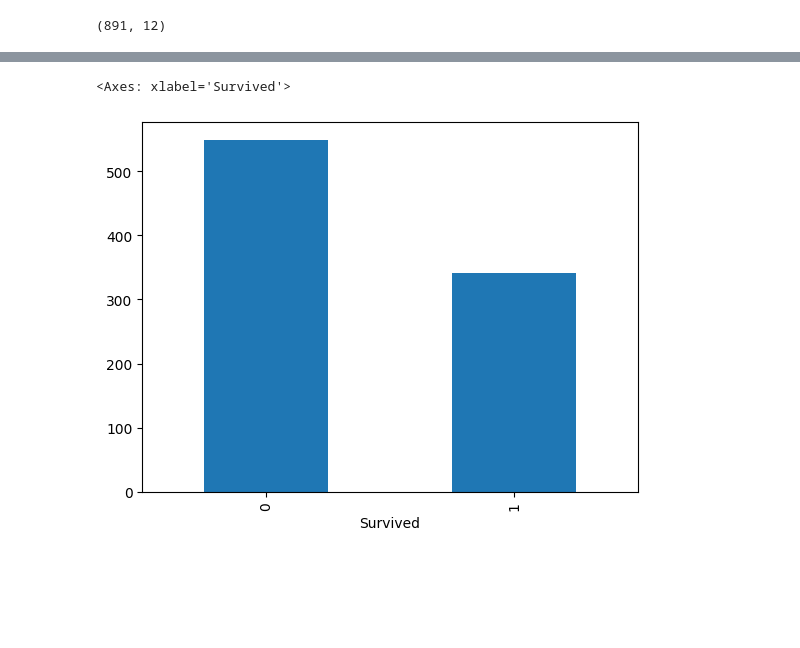
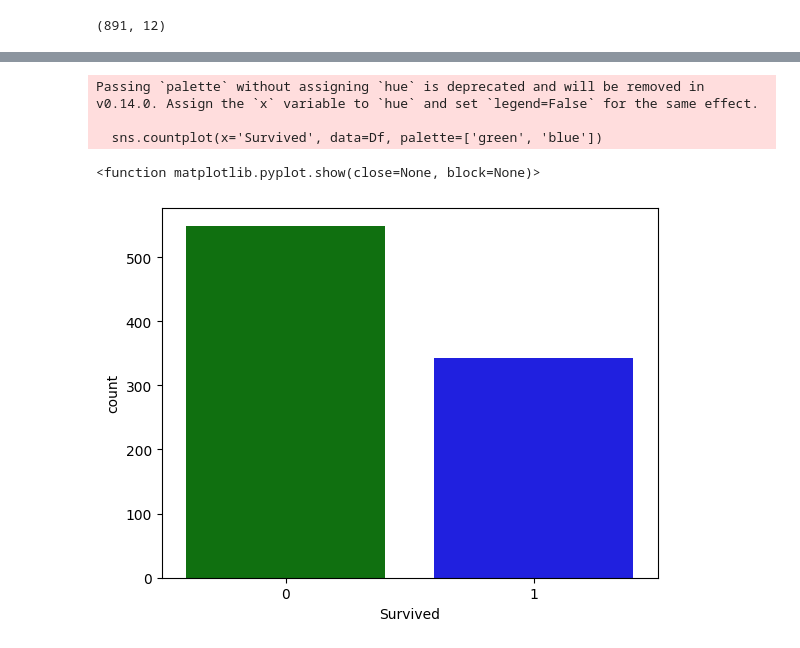
Before and after one commit to Mostafij-k/Exploratory_Data_Analysis, a Jupyter notebook: Univariate_Analysis.ipynb, the cells around one changed output, grey strips where cells are left out. Cells and saved outputs as stored; diff of their text form; code cells hidden in the pictures; blank space fills up the shorter version.

```diff
--- a/Univariate_Analysis.ipynb
+++ b/Univariate_Analysis.ipynb
@@ -52,11 +52,17 @@ Data columns (total 12 columns):
 dtypes: float64(2), int64(5), object(5)
 memory usage: 83.7+ KB
 # %%
-# 1. Categorial Data
-    # a. Countplot
-# Categorial Data on survived column
-#sns.countplot(Df['Survived'])
-Df['Survived'].value_counts().plot(kind='bar')
+            #------ Know the frquency of categories of Categorial Data-----#
+# For categorial data use countplot/pie chart
+
+# CountPlot
+
+# Frecuency of categories of survived column
+sns.countplot(x='Survived', data=Df, palette=['green', 'blue'])
+plt.show
 # %% [output]
-<Axes: xlabel='Survived'>
+Passing `palette` without assigning `hue` is deprecated and will be removed in v0.14.0. Assign the `x` variable to `hue` and set `legend=False` for the same effect.
+
+  sns.countplot(x='Survived', data=Df, palette=['green', 'blue'])
+<function matplotlib.pyplot.show(close=None, block=None)>
-[figure, old version]
+[figure, new version]
```
Also changed, not shown: parts of 15 cells of this notebook.
